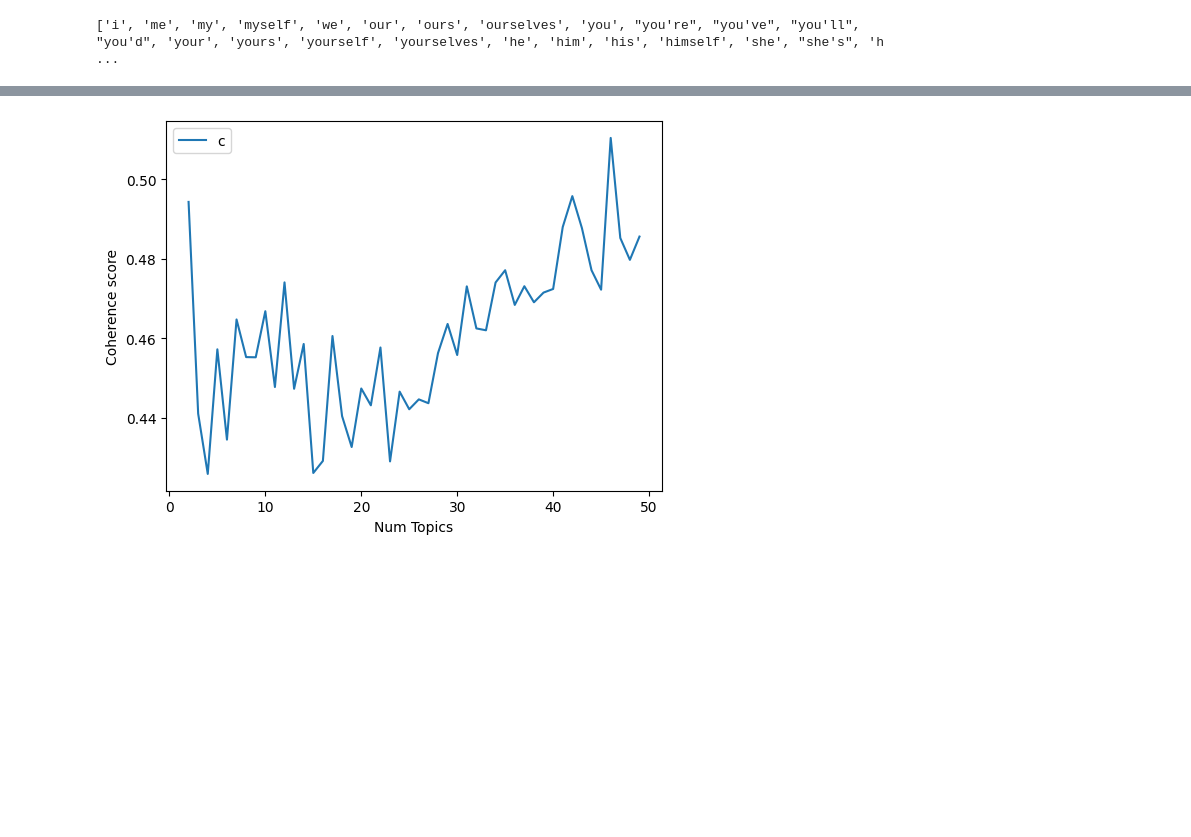
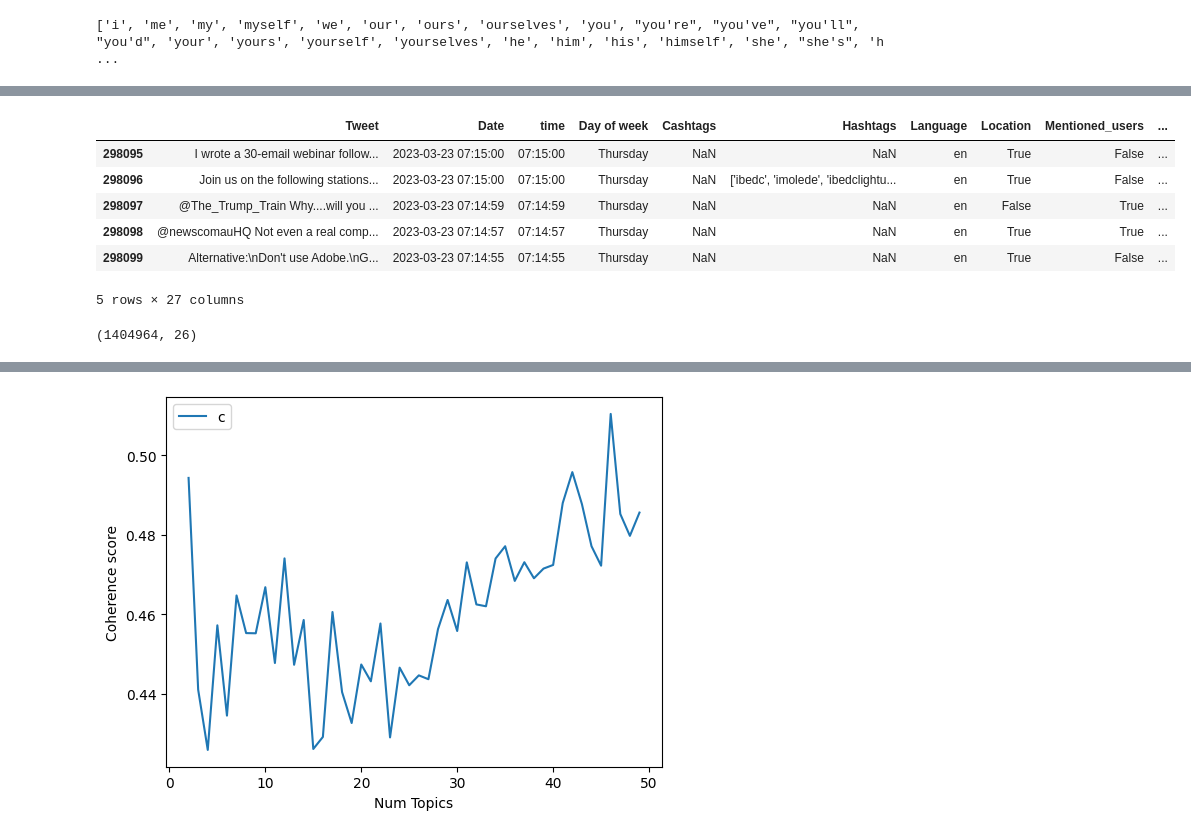
Before and after one commit to chehansivaruban/social_lifter, a Jupyter notebook: data_science/model_1.01.ipynb, the cells around one changed output, grey strips where cells are left out. Saved outputs shown, nothing was run; the diff lists cells and outputs as text; code cells hidden in the pictures; blank space fills up the shorter version.

Commit message:
sentiment model

```diff
--- a/data_science/model_1.01.ipynb
+++ b/data_science/model_1.01.ipynb
@@ -290,5 +406,5 @@ doc_term_matrix = [dictionary.doc2bow(rev) for rev in tokenized_data]
 LDA = gensim.models.ldamodel.LdaModel
 
 # Build LDA model
-lda_model = LDA(corpus=doc_term_matrix, id2word=dictionary, num_topics=10, random_state=100,
-                chunksize=1000, passes=50,iterations=100)
+lda_model = LDA(corpus=doc_term_matrix, id2word=dictionary, num_topics=100, random_state=100,
+                chunksize=1000, passes=50,iterations=50)
@@ -324,6 +417,10 @@ vis = pyLDAvis.gensim.prepare(lda_model, doc_term_matrix, dictionary)
 pyLDAvis.display(vis)
 # %% [output]
 [interactive output not drawn]
+# %%
+def preprocess(text):
+    doc = nlp(text)
+    return [token.lemma_ for token in doc if not token.is_stop and token.is_alpha]
 # %%
 
 print('\nPerplexity: ', lda_model.log_perplexity(doc_term_matrix,total_docs=10000))  # a measure of how good the model is. lower the better.
@@ -339,0 +469,3 @@ Coherence Score:  0.3968428398710699
+# %%
+split_dfs = np.array_split(df_data, 100)
+split_dfs[20].head(2)
@@ -339,0 +477,40 @@ Coherence Score:  0.3968428398710699
+# %%
+# Train the LDA model on the entire dataset
+texts = split_dfs[20]['clean_tweet'].apply(preprocess)
+dictionary = Dictionary()
+corpus = []
+
+# Loop through each smaller dataset and infer the topics for each document
+for text in texts:
+    # Convert the document to bag-of-words format using the dictionary
+    bow = dictionary.doc2bow(text, allow_update=True)
+    corpus.append(bow)
+
+# Train the LDA model on the corpus
+lda_model = LdaModel(corpus=corpus, id2word=dictionary, num_topics=30, passes=10)
+
+# Get the topic distribution for each document in the current dataset
+topic_probs = [lda_model.get_document_topics(doc) for doc in corpus]
+# Select the topic with the highest probability for each document
+topics = [max(tp, key=lambda x: x[1])[0] for tp in topic_probs]
+# Store the inferred topics in a new column in the current dataset
+# Replace the topic numbers with their corresponding words
+topic_words = [lda_model.get_topic_terms(topic, topn=1) for topic in topics]
+topic_words = [[dictionary[id] for id, _ in topic] for topic in topic_words]
+
+# Store the inferred topics in a new column in the current dataset
+split_dfs[20]['topics'] = topic_words
+# %%
+split_dfs[20].head()
+# %% [output]
+|  | Tweet | Date | time | Day of week | Cashtags | Hashtags | Language | Location | Mentioned_users | ... |
+| 298095 | I wrote a 30-email webinar follow... | 2023-03-23 07:15:00 | 07:15:00 | Thursday | NaN | NaN | en | True | False | ... |
+| 298096 | Join us on the following stations... | 2023-03-23 07:15:00 | 07:15:00 | Thursday | NaN | ['ibedc', 'imolede', 'ibedclightu... | en | True | False | ... |
+| 298097 | @The_Trump_Train Why....will you ... | 2023-03-23 07:14:59 | 07:14:59 | Thursday | NaN | NaN | en | False | True | ... |
+| 298098 | @newscomauHQ Not even a real comp... | 2023-03-23 07:14:57 | 07:14:57 | Thursday | NaN | NaN | en | True | True | ... |
+| 298099 | Alternative:\nDon't use Adobe.\nG... | 2023-03-23 07:14:55 | 07:14:55 | Thursday | NaN | NaN | en | True | False | ... |
+5 rows × 27 columns
+# %%
+df_data.shape
+# %% [output]
+(1404964, 26)
```
Also changed, not shown: parts of 57 cells of this notebook, 2 other files.
